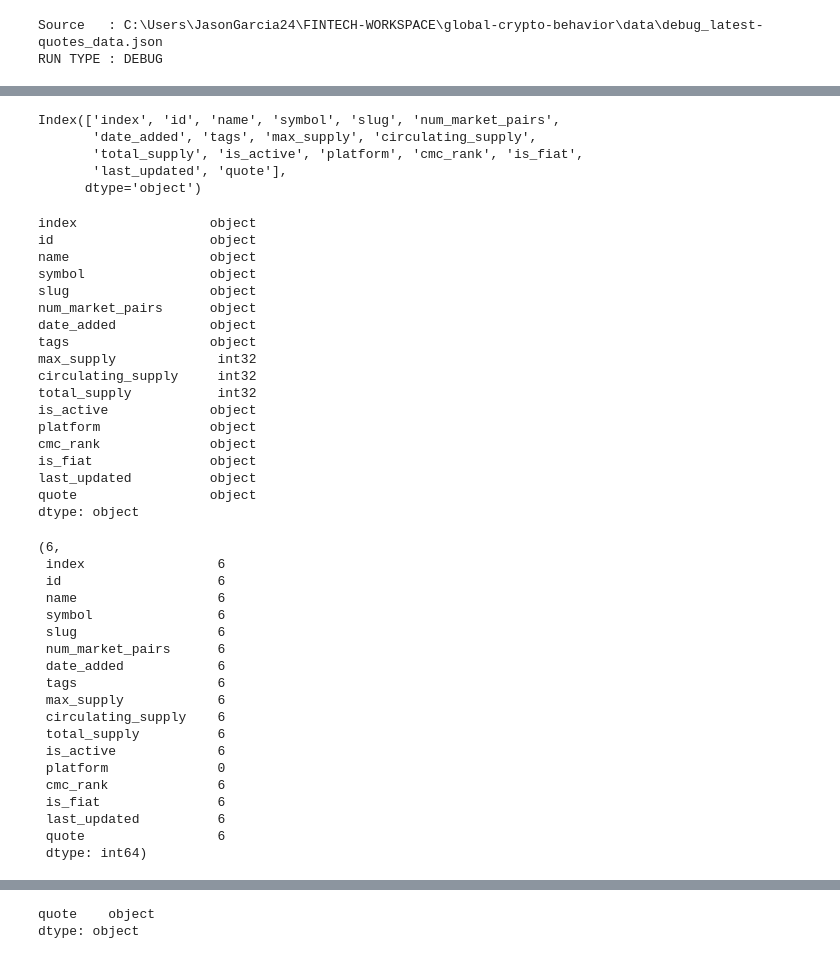
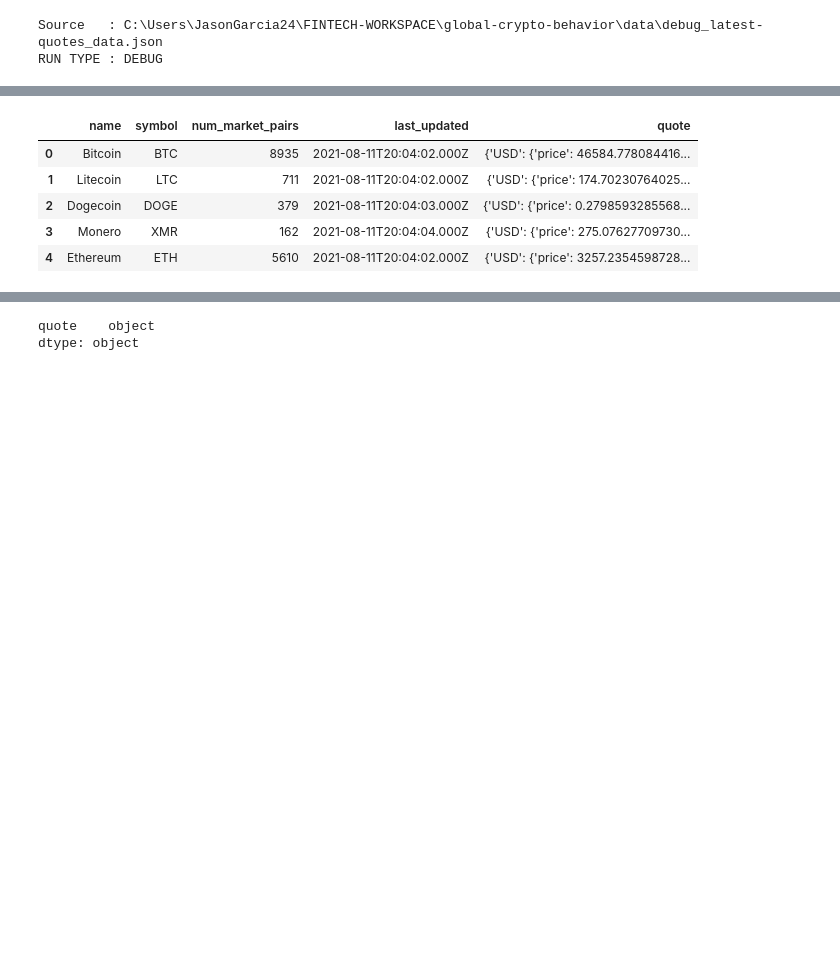
Before and after one commit to jasonjgarcia24/global-crypto-behavior-1, a Jupyter notebook: Global-Crypto-behavior.ipynb, the cells around one changed output, grey strips where cells are left out. Drawn from its saved outputs; the diff is of its cells as text; code cells hidden in the pictures; blank space fills up the shorter version.

```diff
--- a/Global-Crypto-behavior.ipynb
+++ b/Global-Crypto-behavior.ipynb
@@ -64,47 +64,12 @@ df["total_supply"]= df["total_supply"].fillna(0).astype(int)
 # %%
 df1 = df[['name', 'symbol','num_market_pairs',
         'last_updated', 'quote']]
-df1.head())
+
+df1.head()
 # %% [output]
-Index(['index', 'id', 'name', 'symbol', 'slug', 'num_market_pairs',
-       'date_added', 'tags', 'max_supply', 'circulating_supply',
-       'total_supply', 'is_active', 'platform', 'cmc_rank', 'is_fiat',
-       'last_updated', 'quote'],
-      dtype='object')
-index                 object
-id                    object
-name                  object
-symbol                object
-slug                  object
-num_market_pairs      object
-date_added            object
-tags                  object
-max_supply             int32
-circulating_supply     int32
-total_supply           int32
-is_active             object
-platform              object
-cmc_rank              object
-is_fiat               object
-last_updated          object
-quote                 object
-dtype: object
-(6,
- index                 6
- id                    6
- name                  6
- symbol                6
- slug                  6
- num_market_pairs      6
- date_added            6
- tags                  6
- max_supply            6
- circulating_supply    6
- total_supply          6
- is_active             6
- platform              0
- cmc_rank              6
- is_fiat               6
- last_updated          6
- quote                 6
- dtype: int64)
+|  | name | symbol | num_market_pairs | last_updated | quote |
+| 0 | Bitcoin | BTC | 8935 | 2021-08-11T20:04:02.000Z | {'USD': {'price': 46584.778084416... |
+| 1 | Litecoin | LTC | 711 | 2021-08-11T20:04:02.000Z | {'USD': {'price': 174.70230764025... |
+| 2 | Dogecoin | DOGE | 379 | 2021-08-11T20:04:03.000Z | {'USD': {'price': 0.2798593285568... |
+| 3 | Monero | XMR | 162 | 2021-08-11T20:04:04.000Z | {'USD': {'price': 275.07627709730... |
+| 4 | Ethereum | ETH | 5610 | 2021-08-11T20:04:02.000Z | {'USD': {'price': 3257.2354598728... |
```
Also changed, not shown: parts of 5 cells of this notebook, 3 other files.
